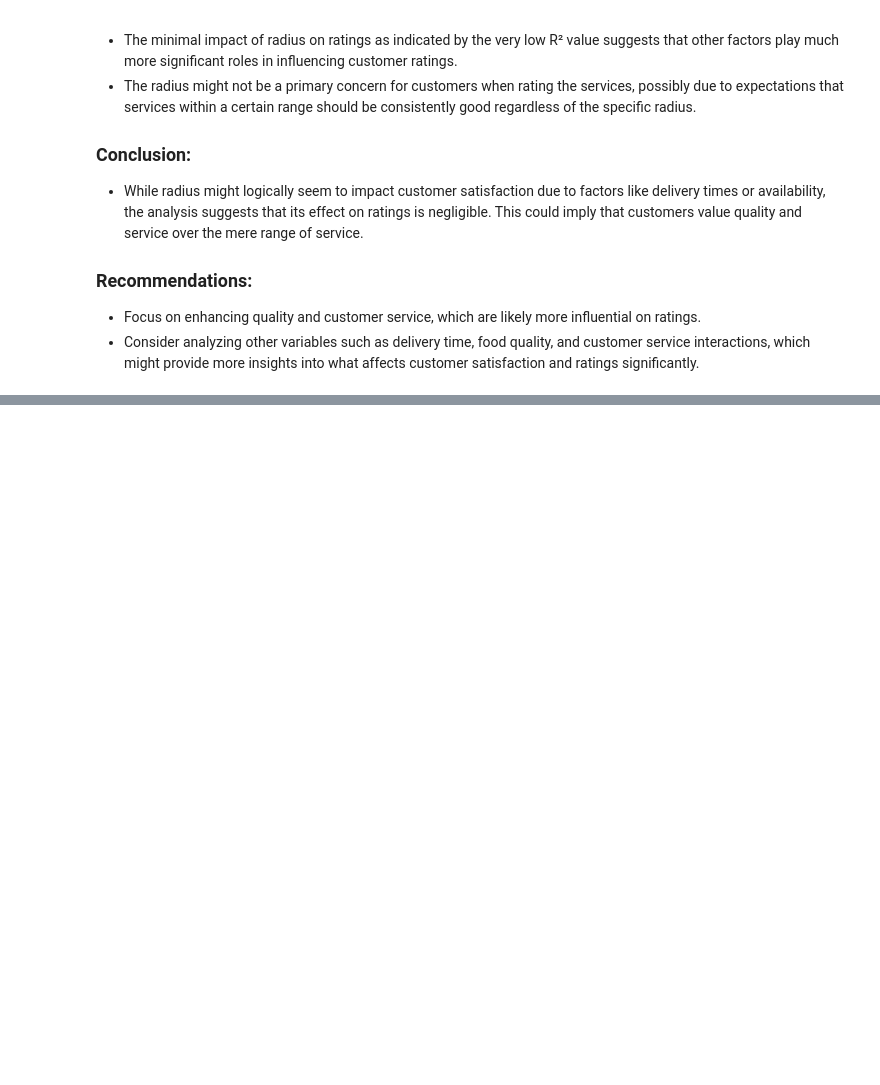
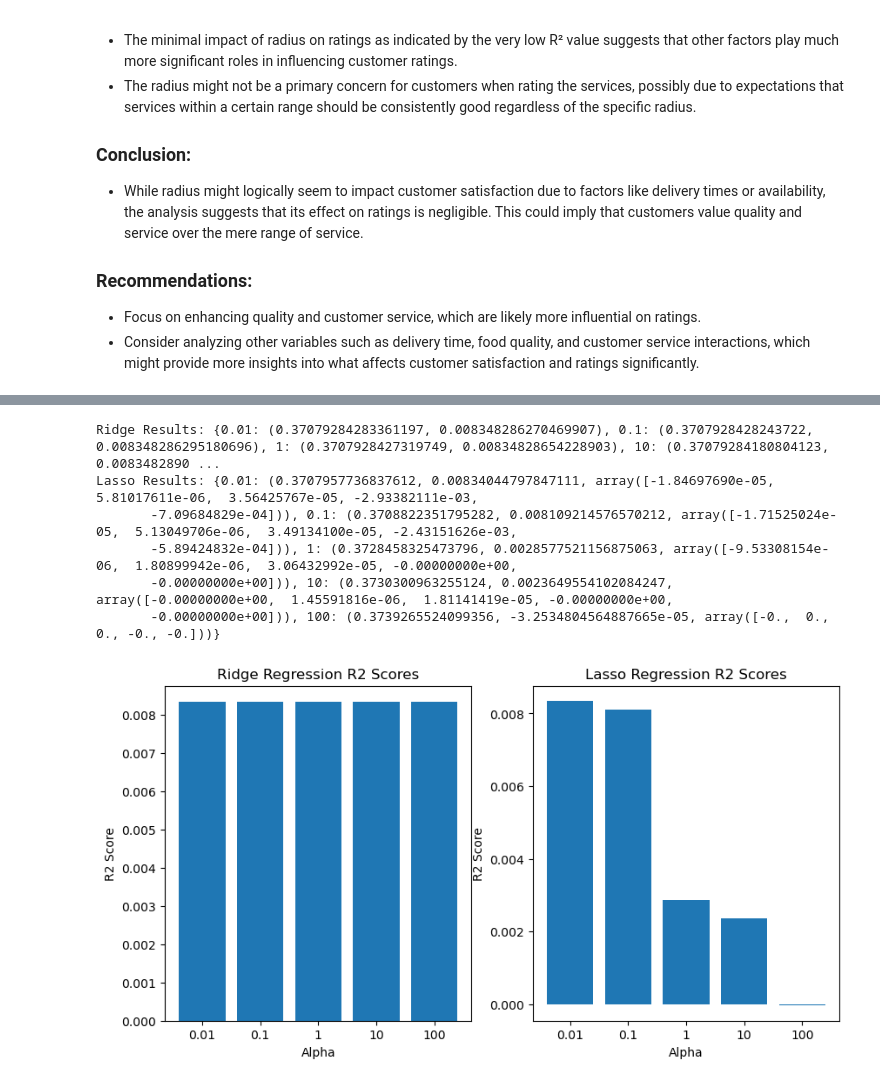
Before and after one commit to KCCHONG1997/ntu-grabsg-datasci-miniproject, a Jupyter notebook: Data Analysis.ipynb, the cells around one changed output, grey strips where cells are left out. Saved outputs shown, nothing was run; the diff lists cells and outputs as text; code cells hidden in the pictures; blank space fills up the shorter version.

```diff
--- a/Data Analysis.ipynb
+++ b/Data Analysis.ipynb
@@ -672,0 +658,65 @@ plt.show()
+# %%
+
+
+
+# Handle missing values
+data['delivery_cost'].fillna(data['delivery_cost'].median(), inplace=True)
+data['reviews_nr'].fillna(data['reviews_nr'].median(), inplace=True)
+data['delivery_time'].fillna(data['delivery_time'].median(), inplace=True)
+
+# Select predictors and target
+predictors = ['delivery_cost', 'radius', 'reviews_nr', 'delivery_time', 'total opening time hours']
+X = data[predictors]
+y = data['rating']
+
+# Split data into training and testing sets
+X_train, X_test, y_train, y_test = train_test_split(X, y, test_size=0.2, random_state=42)
+
+# Ridge Regression
+alphas_ridge = [0.01, 0.1, 1, 10, 100]
+ridge_results = {}
+for alpha in alphas_ridge:
+    ridge_model = Ridge(alpha=alpha)
+    ridge_model.fit(X_train, y_train)
+    y_pred_ridge = ridge_model.predict(X_test)
+    mse_ridge = mean_squared_error(y_test, y_pred_ridge)
+    r2_ridge = r2_score(y_test, y_pred_ridge)
+    ridge_results[alpha] = (mse_ridge, r2_ridge)
+
+# Lasso Regression
+alphas_lasso = [0.01, 0.1, 1, 10, 100]
+lasso_results = {}
+for alpha in alphas_lasso:
+    lasso_model = Lasso(alpha=alpha, max_iter=10000)  # Increase max_iter for convergence
+    lasso_model.fit(X_train, y_train)
+    y_pred_lasso = lasso_model.predict(X_test)
+    mse_lasso = mean_squared_error(y_test, y_pred_lasso)
+    r2_lasso = r2_score(y_test, y_pred_lasso)
+    lasso_results[alpha] = (mse_lasso, r2_lasso, lasso_model.coef_)
+
+# Output results
+print("Ridge Results:", ridge_results)
+print("Lasso Results:", lasso_results)
+
+# Plotting the results
+plt.figure(figsize=(10, 5))
+plt.subplot(1, 2, 1)
+plt.bar(range(len(ridge_results)), [v[1] for v in ridge_results.values()], tick_label=[str(k) for k in ridge_results.keys()])
+plt.title('Ridge Regression R2 Scores')
+plt.xlabel('Alpha')
+plt.ylabel('R2 Score')
+
+plt.subplot(1, 2, 2)
+plt.bar(range(len(lasso_results)), [v[1] for v in lasso_results.values()], tick_label=[str(k) for k in lasso_results.keys()])
+plt.title('Lasso Regression R2 Scores')
+plt.xlabel('Alpha')
+plt.ylabel('R2 Score')
+plt.show()
+# %% [output]
+Ridge Results: {0.01: (0.37079284283361197, 0.008348286270469907), 0.1: (0.3707928428243722, 0.008348286295180696), 1: (0.3707928427319749, 0.00834828654228903), 10: (0.37079284180804123, 0.0083482890 ...
+Lasso Results: {0.01: (0.3707957736837612, 0.00834044797847111, array([-1.84697690e-05,  5.81017611e-06,  3.56425767e-05, -2.93382111e-03,
+       -7.09684829e-04])), 0.1: (0.3708822351795282, 0.008109214576570212, array([-1.71525024e-05,  5.13049706e-06,  3.49134100e-05, -2.43151626e-03,
+       -5.89424832e-04])), 1: (0.3728458325473796, 0.0028577521156875063, array([-9.53308154e-06,  1.80899942e-06,  3.06432992e-05, -0.00000000e+00,
+       -0.00000000e+00])), 10: (0.3730300963255124, 0.0023649554102084247, array([-0.00000000e+00,  1.45591816e-06,  1.81141419e-05, -0.00000000e+00,
+       -0.00000000e+00])), 100: (0.3739265524099356, -3.2534804564887665e-05, array([-0.,  0.,  0., -0., -0.]))}
+[figure, added]
```
Also changed, not shown: parts of 12 cells of this notebook.
